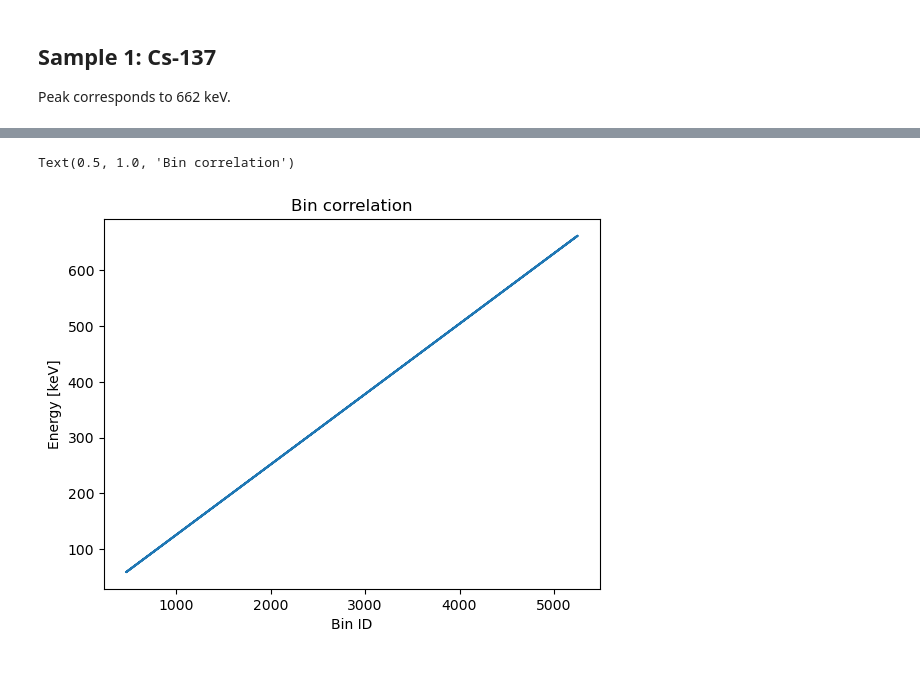
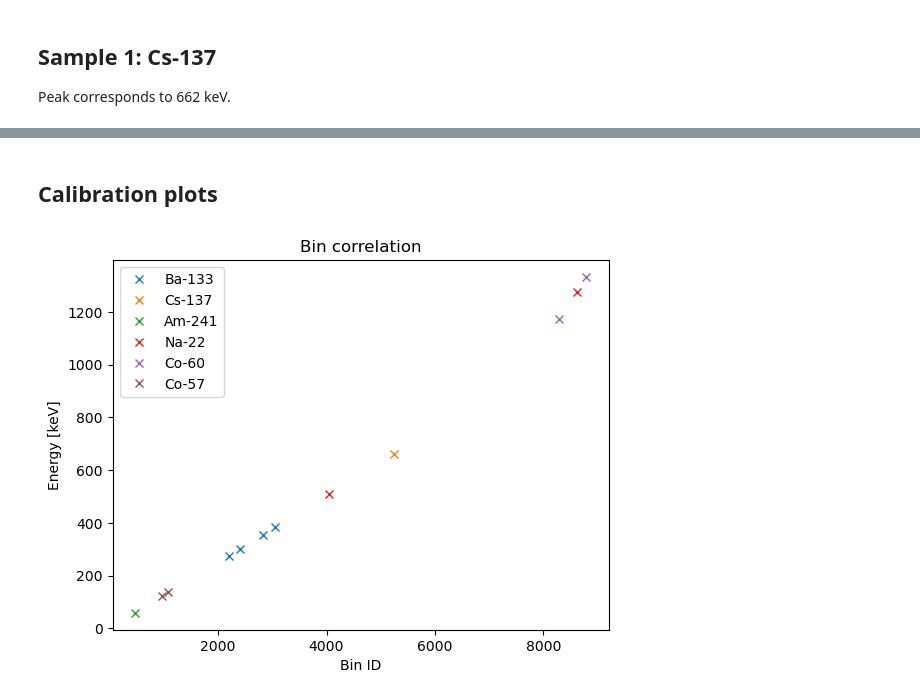
Before and after one commit to juliaeveritt/eng-phys-lab, a Jupyter notebook: E3 - Radioactivity of Air/Calibration plots.ipynb, the cells around one changed output, grey strips where cells are left out. Drawn from its saved outputs; the diff is of its cells as text; code cells hidden in the pictures; blank space fills up the shorter version.

Commit message:
Adds more calibration and pulser data

```diff
--- a/E3 - Radioactivity of Air/Calibration plots.ipynb
+++ b/E3 - Radioactivity of Air/Calibration plots.ipynb
@@ -92,10 +161,18 @@ amax = np.amax(y)
 index = y.argmax() + lower_idx
 
 plt.axvspan(ch[lower_idx], ch[upper_idx], color="orange", alpha=0.3)
-# plt.axhline(amax, color="coral")
+plt.axhline(amax, color="coral")
 # plt.axvline(index, color="coral")
 
-print(f'Bin {index} corresponds to 59 keV')
-bin_arr.append(index)
-energy_arr.append(59)
+bq_meas2 = amax
+bq_exp2 = 31.89E+3  # Expected disintegration rate of Am-241 source
+br2 = 0.359  # Expected branching ratio for 59 keV peak of Am-241
+energy2 = 59E+3  # Expected peak position of Am-241 source
+eff2 = bq_meas2 / (bq_exp2 * br2) * 100
+
+print(f'Bin {index} corresponds to {energy2} keV')
+print(f'Efficiency at {energy2} bq is {eff2:.3f}%')
+
+eff_arr2 = [energy2, eff2]
+corr_arr2 = [index, energy2]
 # %% [output]
@@ -133,0 +184,9 @@ print(f'Bin {index} corresponds to 59 keV')
+# %%
+filepath = 'data/background_2.csv'
+duration = 1059  # s
+
+df = pd.read_csv(filepath, header=7)
+df.columns = ['ch', 'n']
+
+bg_ch = df['ch']  # bin
+bg_n2 = df['n'] / duration  # counts/s
@@ -134,8 +416,17 @@ print(f'Bin {index} corresponds to 59 keV')
+# %% [markdown]
+## Calibration plots
 # %%
-plt.plot(bin_arr, energy_arr)
+plt.plot(corr_arr0[0], corr_arr0[1] / 1000, 'x', label='Ba-133')
+plt.plot(corr_arr1[0], corr_arr1[1] / 1000, 'x', label='Cs-137')
+plt.plot(corr_arr2[0], corr_arr2[1] / 1000, 'x', label='Am-241')
+plt.plot(corr_arr3[0], corr_arr3[1] / 1000, 'x', label='Na-22')
+plt.plot(corr_arr4[0], corr_arr4[1] / 1000, 'x', label='Co-60')
+plt.plot(corr_arr5[0], corr_arr5[1] / 1000, 'x', label='Co-57')
+#plt.plot(pulser_i, energies / 1000, 'x', label='Pulser')
 plt.xlabel('Bin ID')
 plt.ylabel('Energy [keV]')
 plt.title('Bin correlation')
+plt.legend()
+plt.show()
 # %% [output]
-Text(0.5, 1.0, 'Bin correlation')
-[figure, old version]
+[figure, new version]
```
Also changed, not shown: parts of 17 cells of this notebook, 5 other files.
